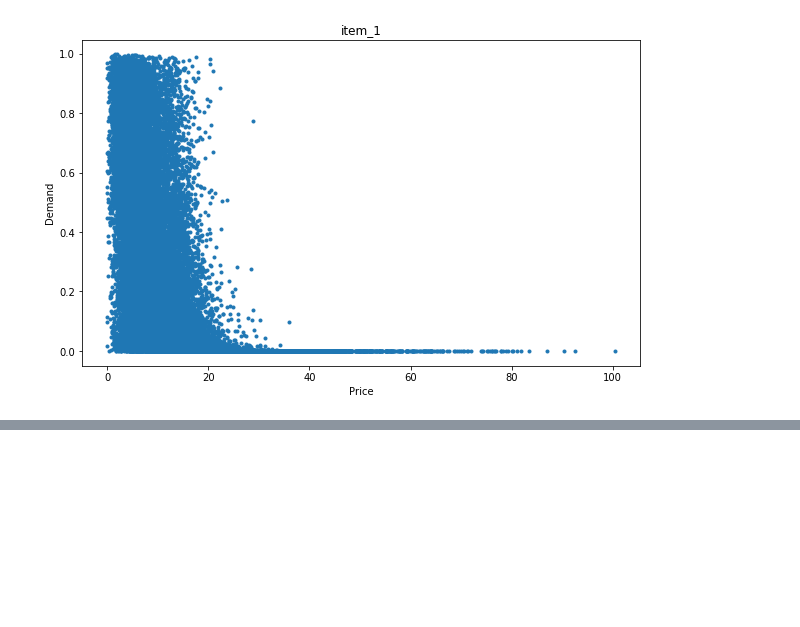
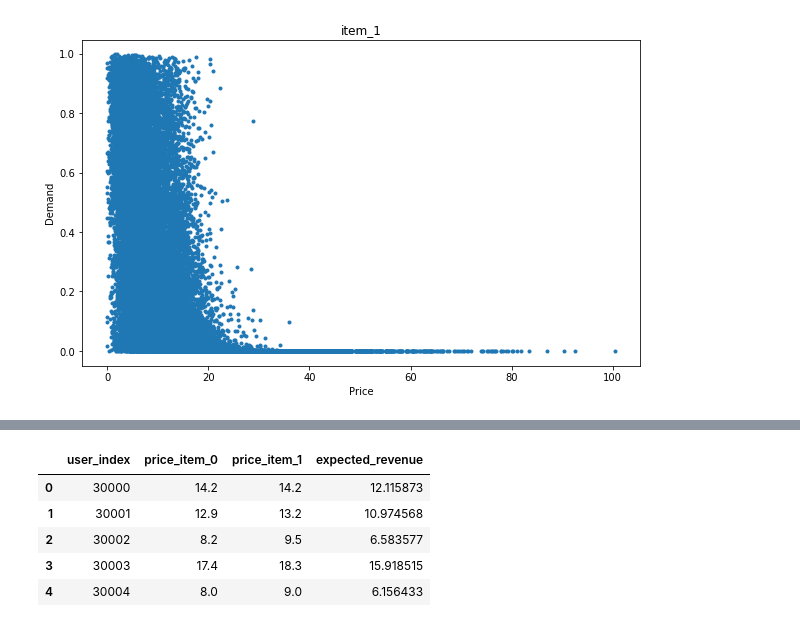
Before and after one commit to horizonhou/ads-project, a Jupyter notebook: data/part2.ipynb, the cells around one changed output, grey strips where cells are left out. Cells and saved outputs as stored; diff of their text form; code cells hidden in the pictures; blank space fills up the shorter version.

```diff
--- a/data/part2.ipynb
+++ b/data/part2.ipynb
@@ -70,15 +76,13 @@ Weighted FScore:
 # %%
 # Revenue = price(A) * demand(A) + price(B) * demand(B)
 def get_revenue_maximizing_price_and_revenue(price_options, demand_predictions):
-    revenue_list = []
     price = [0,0]
     revenue = 0
     tmp = 0
     for i in range(len(price_options)):
         tmp = price_options[i][0] * demand_predictions[i][1] + price_options[i][1] * demand_predictions[i][2]
-        revenue_list.append(tmp)
         if tmp > revenue:
             price[0] = price_options[i][0]
             price[1] = price_options[i][1]
             revenue = tmp
-    return price, revenue, revenue_list
+    return price, revenue
@@ -128,0 +140,25 @@ plt.show()
+# %%
+# test_user_info
+user_index_list = test_user_info['user_index'].values
+price_item_0_list = []
+price_item_1_list = []
+expected_revenue_list = []
+for i in range(len(test_user_info)):
+    covariates = test_user_info.iloc[i][['Covariate1','Covariate2','Covariate3']].values
+    covariates = np.tile(covariates, (len(priceSet),1))
+    demand_predictions = get_prediction_logistic(lr_model, priceSet, covariates)
+    opt_price, opt_revenue = get_revenue_maximizing_price_and_revenue(priceSet, demand_predictions)
+    price_item_0_list.append(opt_price[0])
+    price_item_1_list.append(opt_price[1])
+    expected_revenue_list.append(opt_revenue)
+# %%
+test_result_df = pd.DataFrame({'user_index':pd.Series(user_index_list),'price_item_0':pd.Series(price_item_0_list),
+                  'price_item_1':pd.Series(price_item_1_list),'expected_revenue':pd.Series(expected_revenue_list)})
+test_result_df.head()
+# %% [output]
+|  | user_index | price_item_0 | price_item_1 | expected_revenue |
+| 0 | 30000 | 14.2 | 14.2 | 12.115873 |
+| 1 | 30001 | 12.9 | 13.2 | 10.974568 |
+| 2 | 30002 | 8.2 | 9.5 | 6.583577 |
+| 3 | 30003 | 17.4 | 18.3 | 15.918515 |
+| 4 | 30004 | 8.0 | 9.0 | 6.156433 |
```
Also changed, not shown: parts of 5 cells of this notebook, 1 other file.
